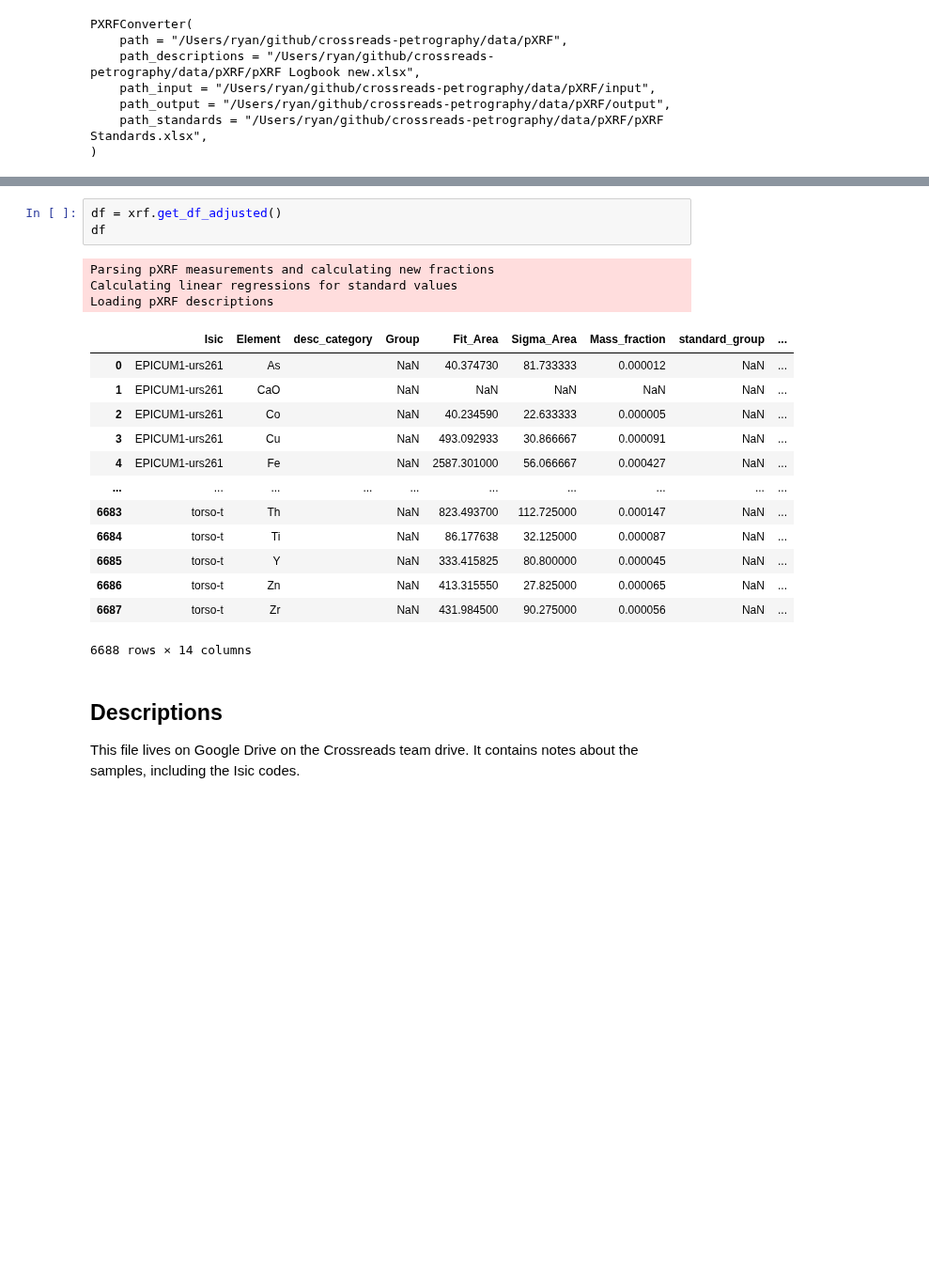
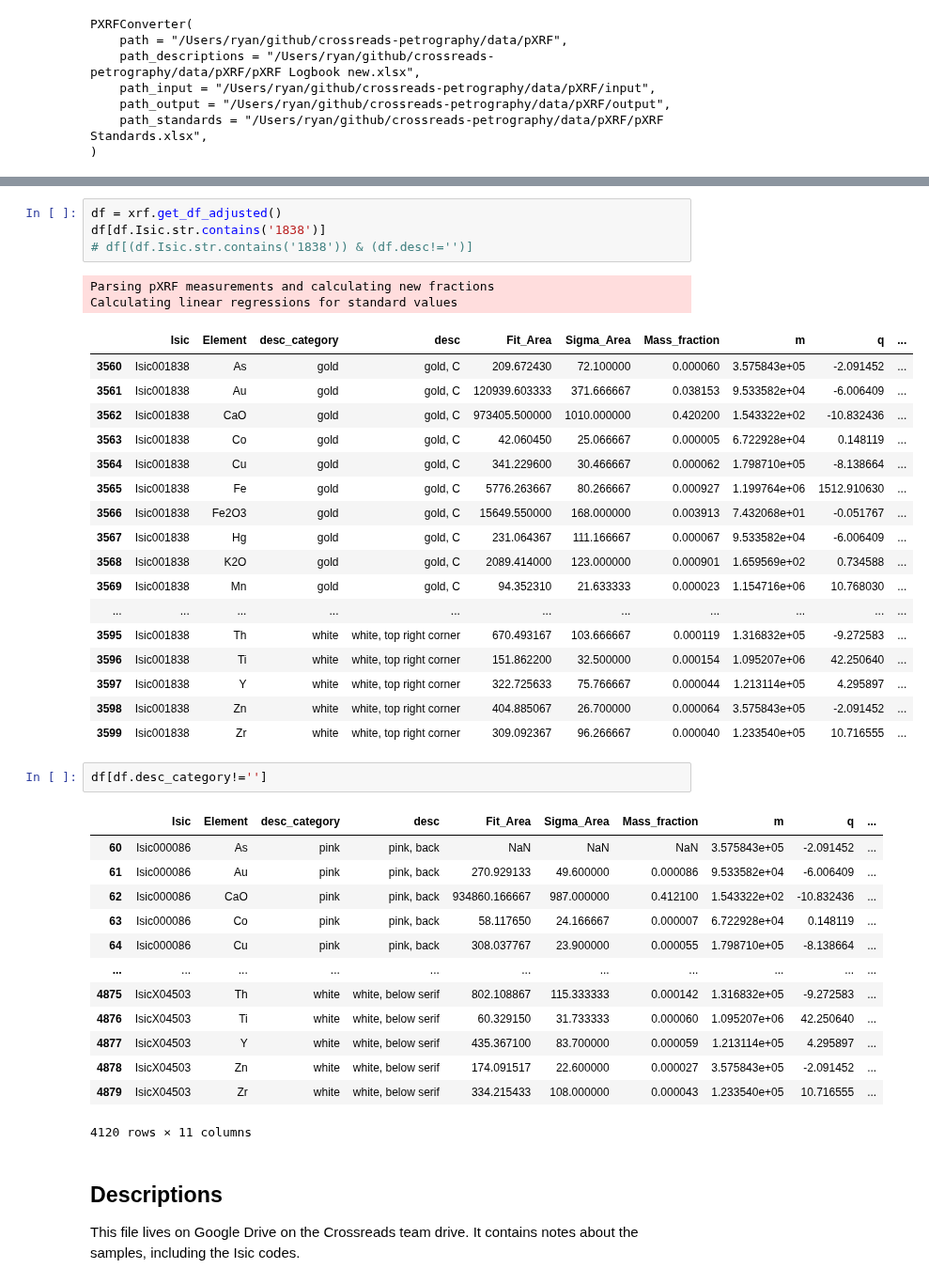
Before and after one commit to kingsdigitallab/crossreads-petrography, a Jupyter notebook: notebooks/pXRF.ipynb, the cells around one changed output, grey strips where cells are left out. Shown at 94% size. Drawn from its saved outputs; the diff is of its cells as text; blank space fills up the shorter version.

```diff
--- a/notebooks/pXRF.ipynb
+++ b/notebooks/pXRF.ipynb
@@ -42,23 +56,43 @@ Loading pXRF standard values
+# %%
+df = xrf.get_df_adjusted()
+df[df.Isic.str.contains('1838')]
+# df[(df.Isic.str.contains('1838')) & (df.desc!='')]
+# %% [output]
+Parsing pXRF measurements and calculating new fractions
+Calculating linear regressions for standard values
+|  | Isic | Element | desc_category | desc | Fit_Area | Sigma_Area | Mass_fraction | m | q | ... |
+| 3560 | Isic001838 | As | gold | gold, C | 209.672430 | 72.100000 | 0.000060 | 3.575843e+05 | -2.091452 | ... |
+| 3561 | Isic001838 | Au | gold | gold, C | 120939.603333 | 371.666667 | 0.038153 | 9.533582e+04 | -6.006409 | ... |
+| 3562 | Isic001838 | CaO | gold | gold, C | 973405.500000 | 1010.000000 | 0.420200 | 1.543322e+02 | -10.832436 | ... |
+| 3563 | Isic001838 | Co | gold | gold, C | 42.060450 | 25.066667 | 0.000005 | 6.722928e+04 | 0.148119 | ... |
+| 3564 | Isic001838 | Cu | gold | gold, C | 341.229600 | 30.466667 | 0.000062 | 1.798710e+05 | -8.138664 | ... |
+| 3565 | Isic001838 | Fe | gold | gold, C | 5776.263667 | 80.266667 | 0.000927 | 1.199764e+06 | 1512.910630 | ... |
+| 3566 | Isic001838 | Fe2O3 | gold | gold, C | 15649.550000 | 168.000000 | 0.003913 | 7.432068e+01 | -0.051767 | ... |
+| 3567 | Isic001838 | Hg | gold | gold, C | 231.064367 | 111.166667 | 0.000067 | 9.533582e+04 | -6.006409 | ... |
+| 3568 | Isic001838 | K2O | gold | gold, C | 2089.414000 | 123.000000 | 0.000901 | 1.659569e+02 | 0.734588 | ... |
+| 3569 | Isic001838 | Mn | gold | gold, C | 94.352310 | 21.633333 | 0.000023 | 1.154716e+06 | 10.768030 | ... |
+| ... | ... | ... | ... | ... | ... | ... | ... | ... | ... | ... |
+| 3595 | Isic001838 | Th | white | white, top right corner | 670.493167 | 103.666667 | 0.000119 | 1.316832e+05 | -9.272583 | ... |
+| 3596 | Isic001838 | Ti | white | white, top right corner | 151.862200 | 32.500000 | 0.000154 | 1.095207e+06 | 42.250640 | ... |
+| 3597 | Isic001838 | Y | white | white, top right corner | 322.725633 | 75.766667 | 0.000044 | 1.213114e+05 | 4.295897 | ... |
+| 3598 | Isic001838 | Zn | white | white, top right corner | 404.885067 | 26.700000 | 0.000064 | 3.575843e+05 | -2.091452 | ... |
+| 3599 | Isic001838 | Zr | white | white, top right corner | 309.092367 | 96.266667 | 0.000040 | 1.233540e+05 | 10.716555 | ... |
 # %%
-df = xrf.get_df_adjusted()
-df
+df[df.desc_category!='']
 # %% [output]
+|  | Isic | Element | desc_category | desc | Fit_Area | Sigma_Area | Mass_fraction | m | q | ... |
+| 60 | Isic000086 | As | pink | pink, back | NaN | NaN | NaN | 3.575843e+05 | -2.091452 | ... |
+| 61 | Isic000086 | Au | pink | pink, back | 270.929133 | 49.600000 | 0.000086 | 9.533582e+04 | -6.006409 | ... |
+| 62 | Isic000086 | CaO | pink | pink, back | 934860.166667 | 987.000000 | 0.412100 | 1.543322e+02 | -10.832436 | ... |
+| 63 | Isic000086 | Co | pink | pink, back | 58.117650 | 24.166667 | 0.000007 | 6.722928e+04 | 0.148119 | ... |
+| 64 | Isic000086 | Cu | pink | pink, back | 308.037767 | 23.900000 | 0.000055 | 1.798710e+05 | -8.138664 | ... |
+| ... | ... | ... | ... | ... | ... | ... | ... | ... | ... | ... |
+| 4875 | IsicX04503 | Th | white | white, below serif | 802.108867 | 115.333333 | 0.000142 | 1.316832e+05 | -9.272583 | ... |
+| 4876 | IsicX04503 | Ti | white | white, below serif | 60.329150 | 31.733333 | 0.000060 | 1.095207e+06 | 42.250640 | ... |
+| 4877 | IsicX04503 | Y | white | white, below serif | 435.367100 | 83.700000 | 0.000059 | 1.213114e+05 | 4.295897 | ... |
+| 4878 | IsicX04503 | Zn | white | white, below serif | 174.091517 | 22.600000 | 0.000027 | 3.575843e+05 | -2.091452 | ... |
+| 4879 | IsicX04503 | Zr | white | white, below serif | 334.215433 | 108.000000 | 0.000043 | 1.233540e+05 | 10.716555 | ... |
-Parsing pXRF measurements and calculating new fractions
-Calculating linear regressions for standard values
-Loading pXRF descriptions
+4120 rows × 11 columns
-|  | Isic | Element | desc_category | Group | Fit_Area | Sigma_Area | Mass_fraction | standard_group | ... |
-| 0 | EPICUM1-urs261 | As |  | NaN | 40.374730 | 81.733333 | 0.000012 | NaN | ... |
-| 1 | EPICUM1-urs261 | CaO |  | NaN | NaN | NaN | NaN | NaN | ... |
-| 2 | EPICUM1-urs261 | Co |  | NaN | 40.234590 | 22.633333 | 0.000005 | NaN | ... |
-| 3 | EPICUM1-urs261 | Cu |  | NaN | 493.092933 | 30.866667 | 0.000091 | NaN | ... |
-| 4 | EPICUM1-urs261 | Fe |  | NaN | 2587.301000 | 56.066667 | 0.000427 | NaN | ... |
-| ... | ... | ... | ... | ... | ... | ... | ... | ... | ... |
-| 6683 | torso-t | Th |  | NaN | 823.493700 | 112.725000 | 0.000147 | NaN | ... |
-| 6684 | torso-t | Ti |  | NaN | 86.177638 | 32.125000 | 0.000087 | NaN | ... |
-| 6685 | torso-t | Y |  | NaN | 333.415825 | 80.800000 | 0.000045 | NaN | ... |
-| 6686 | torso-t | Zn |  | NaN | 413.315550 | 27.825000 | 0.000065 | NaN | ... |
-| 6687 | torso-t | Zr |  | NaN | 431.984500 | 90.275000 | 0.000056 | NaN | ... |
-6688 rows × 14 columns
 # %% [markdown]
 ## Descriptions
 
```
Also changed, not shown: parts of 5 cells of this notebook, 5 other files.
